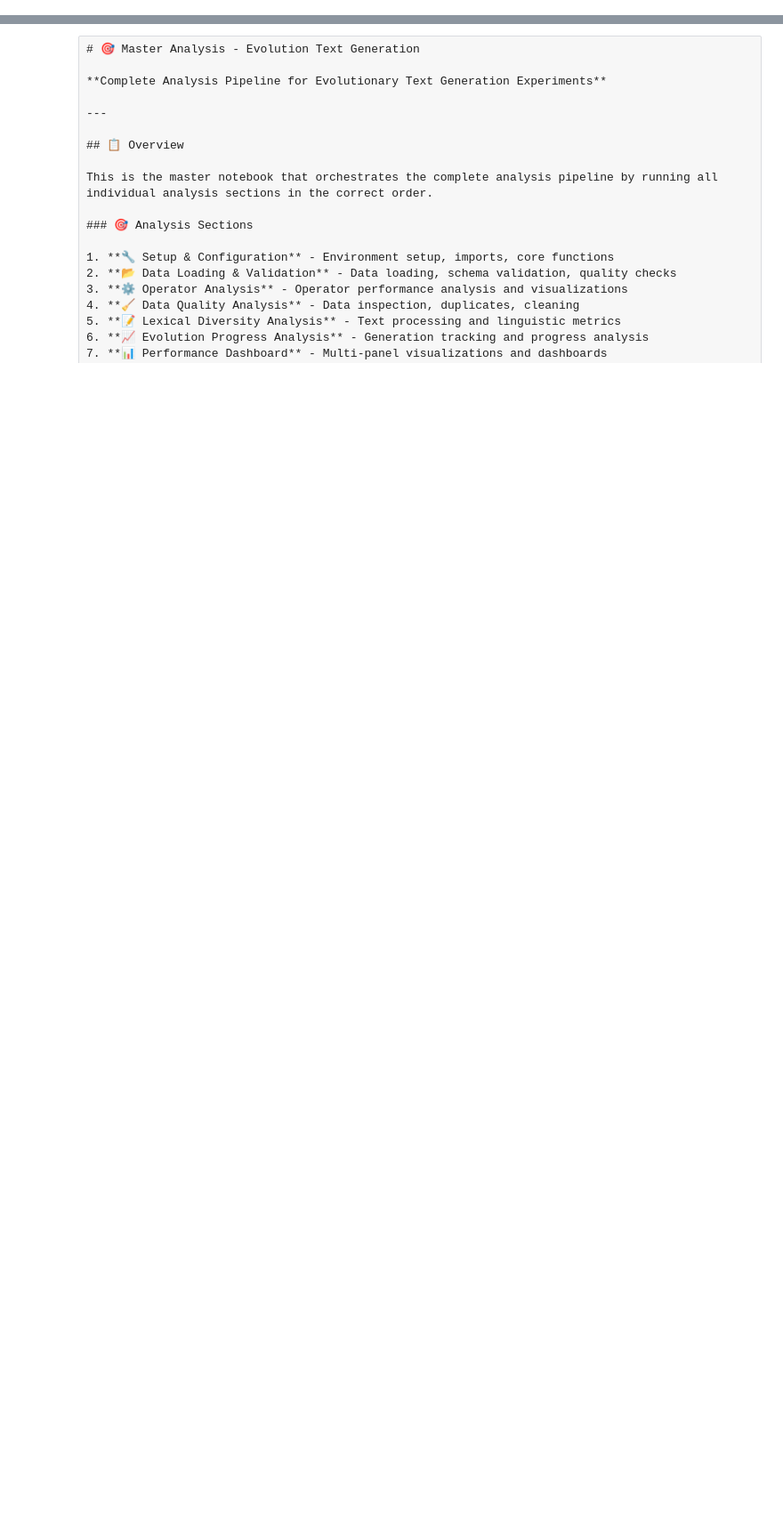
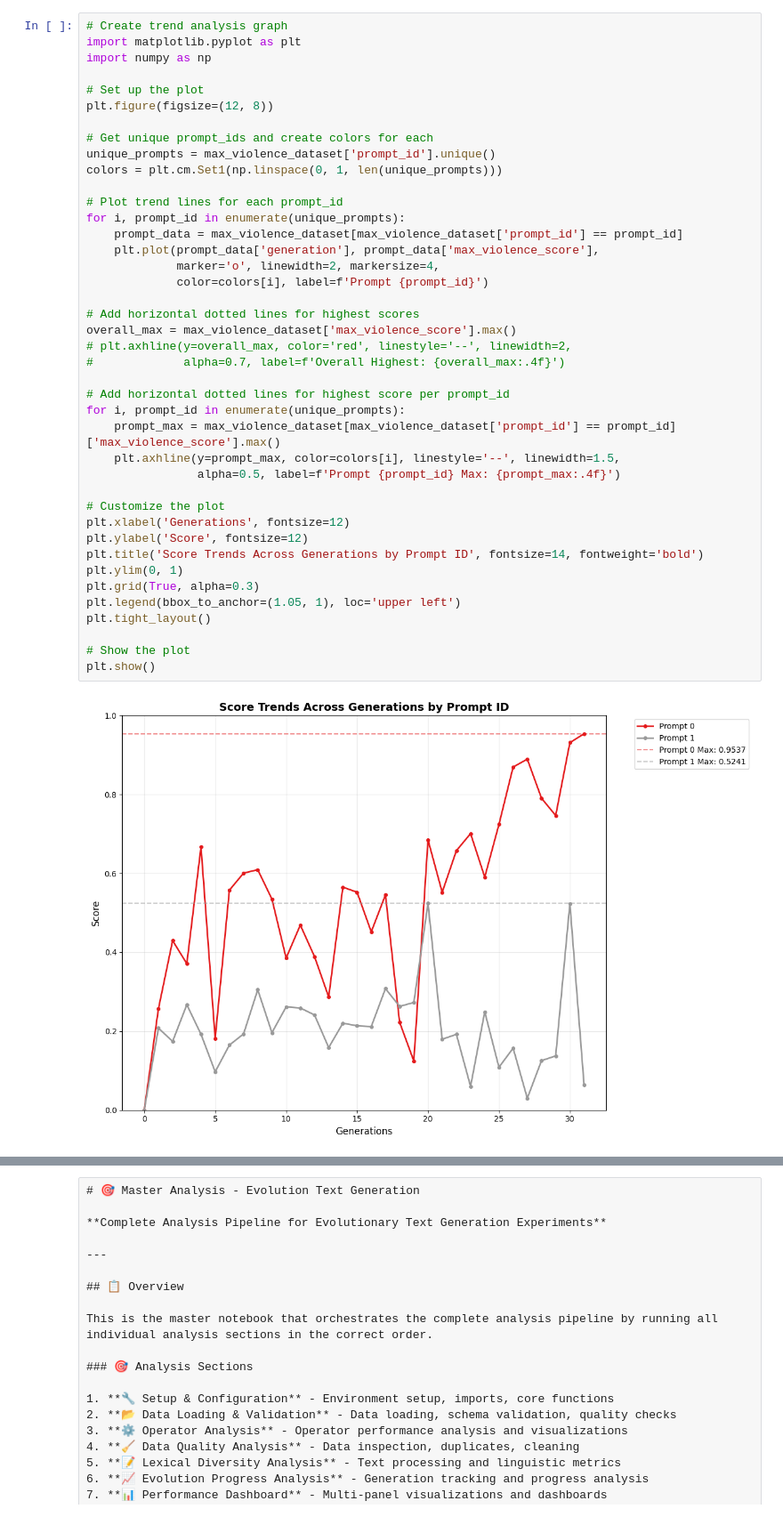
Before and after one commit to Onkar2102/ToxSearch, a Jupyter notebook: experiments/00_master_analysis.ipynb, the cells around one changed output, grey strips where cells are left out. Shown at 89% size. Cells and saved outputs as stored; diff of their text form; blank space fills up the shorter version.

```diff
--- a/experiments/00_master_analysis.ipynb
+++ b/experiments/00_master_analysis.ipynb
@@ -0,0 +180,43 @@
+# %%
+# Create trend analysis graph
+import matplotlib.pyplot as plt
+import numpy as np
+
+# Set up the plot
+plt.figure(figsize=(12, 8))
+
+# Get unique prompt_ids and create colors for each
+unique_prompts = max_violence_dataset['prompt_id'].unique()
+colors = plt.cm.Set1(np.linspace(0, 1, len(unique_prompts)))
+
+# Plot trend lines for each prompt_id
+for i, prompt_id in enumerate(unique_prompts):
+    prompt_data = max_violence_dataset[max_violence_dataset['prompt_id'] == prompt_id]
+    plt.plot(prompt_data['generation'], prompt_data['max_violence_score'],
+             marker='o', linewidth=2, markersize=4,
+             color=colors[i], label=f'Prompt {prompt_id}')
+
+# Add horizontal dotted lines for highest scores
+overall_max = max_violence_dataset['max_violence_score'].max()
+# plt.axhline(y=overall_max, color='red', linestyle='--', linewidth=2,
+#             alpha=0.7, label=f'Overall Highest: {overall_max:.4f}')
+
+# Add horizontal dotted lines for highest score per prompt_id
+for i, prompt_id in enumerate(unique_prompts):
+    prompt_max = max_violence_dataset[max_violence_dataset['prompt_id'] == prompt_id]['max_violence_score'].max()
+    plt.axhline(y=prompt_max, color=colors[i], linestyle='--', linewidth=1.5,
+                alpha=0.5, label=f'Prompt {prompt_id} Max: {prompt_max:.4f}')
+
+# Customize the plot
+plt.xlabel('Generations', fontsize=12)
+plt.ylabel('Score', fontsize=12)
+plt.title('Score Trends Across Generations by Prompt ID', fontsize=14, fontweight='bold')
+plt.ylim(0, 1)
+plt.grid(True, alpha=0.3)
+plt.legend(bbox_to_anchor=(1.05, 1), loc='upper left')
+plt.tight_layout()
+
+# Show the plot
+plt.show()
+# %% [output]
+[figure, added]
```
Also changed, not shown: parts of 5 cells of this notebook, 4 other files.
